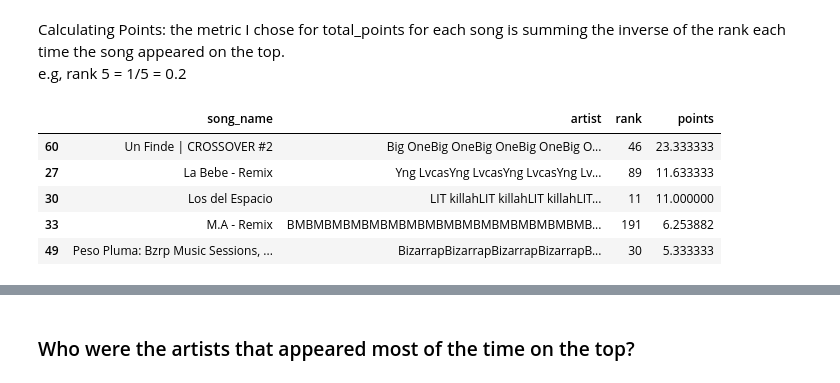
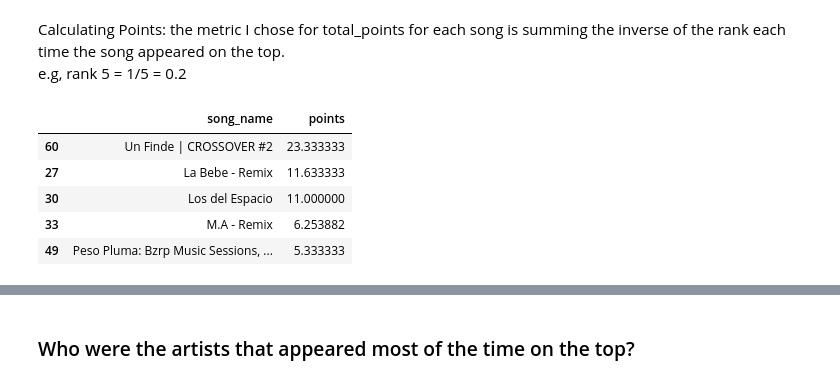
Before and after one commit to kukelia/spotify-ETL, a Jupyter notebook: notebooks/data_analysis/analysis.ipynb, the cells around one changed output, grey strips where cells are left out. Cells and saved outputs as stored; diff of their text form; code cells hidden in the pictures.

```diff
--- a/notebooks/data_analysis/analysis.ipynb
+++ b/notebooks/data_analysis/analysis.ipynb
@@ -53,14 +33,14 @@ def calculate_points(df):
 top_50_df['points'] = top_50_df.apply(calculate_points, axis=1)
 # %%
 top_5 = top_50_df.drop('extract_date',axis=1).groupby('song_name', as_index=False).agg('sum').sort_values('points', ascending=False)[:5]
-top_5.head()
+top_5[['song_name','points']].head()
 # %% [output]
-|  | song_name | artist | rank | points |
-| 60 | Un Finde | CROSSOVER #2 | Big OneBig OneBig OneBig OneBig O... | 46 | 23.333333 |
-| 27 | La Bebe - Remix | Yng LvcasYng LvcasYng LvcasYng Lv... | 89 | 11.633333 |
-| 30 | Los del Espacio | LIT killahLIT killahLIT killahLIT... | 11 | 11.000000 |
-| 33 | M.A - Remix | BMBMBMBMBMBMBMBMBMBMBMBMBMBMBMBMB... | 191 | 6.253882 |
-| 49 | Peso Pluma: Bzrp Music Sessions, ... | BizarrapBizarrapBizarrapBizarrapB... | 30 | 5.333333 |
+|  | song_name | points |
+| 60 | Un Finde | CROSSOVER #2 | 23.333333 |
+| 27 | La Bebe - Remix | 11.633333 |
+| 30 | Los del Espacio | 11.000000 |
+| 33 | M.A - Remix | 6.253882 |
+| 49 | Peso Pluma: Bzrp Music Sessions, ... | 5.333333 |
 # %%
 fig1 = go.Figure(data=go.Bar(x= top_5['song_name'], y= top_5['points']))
 fig1.update_layout(title='TOP 5 SONGS MAY 2023 IN ARGENTINA',
```
Also changed, not shown: parts of 23 cells of this notebook, 1 other file.
